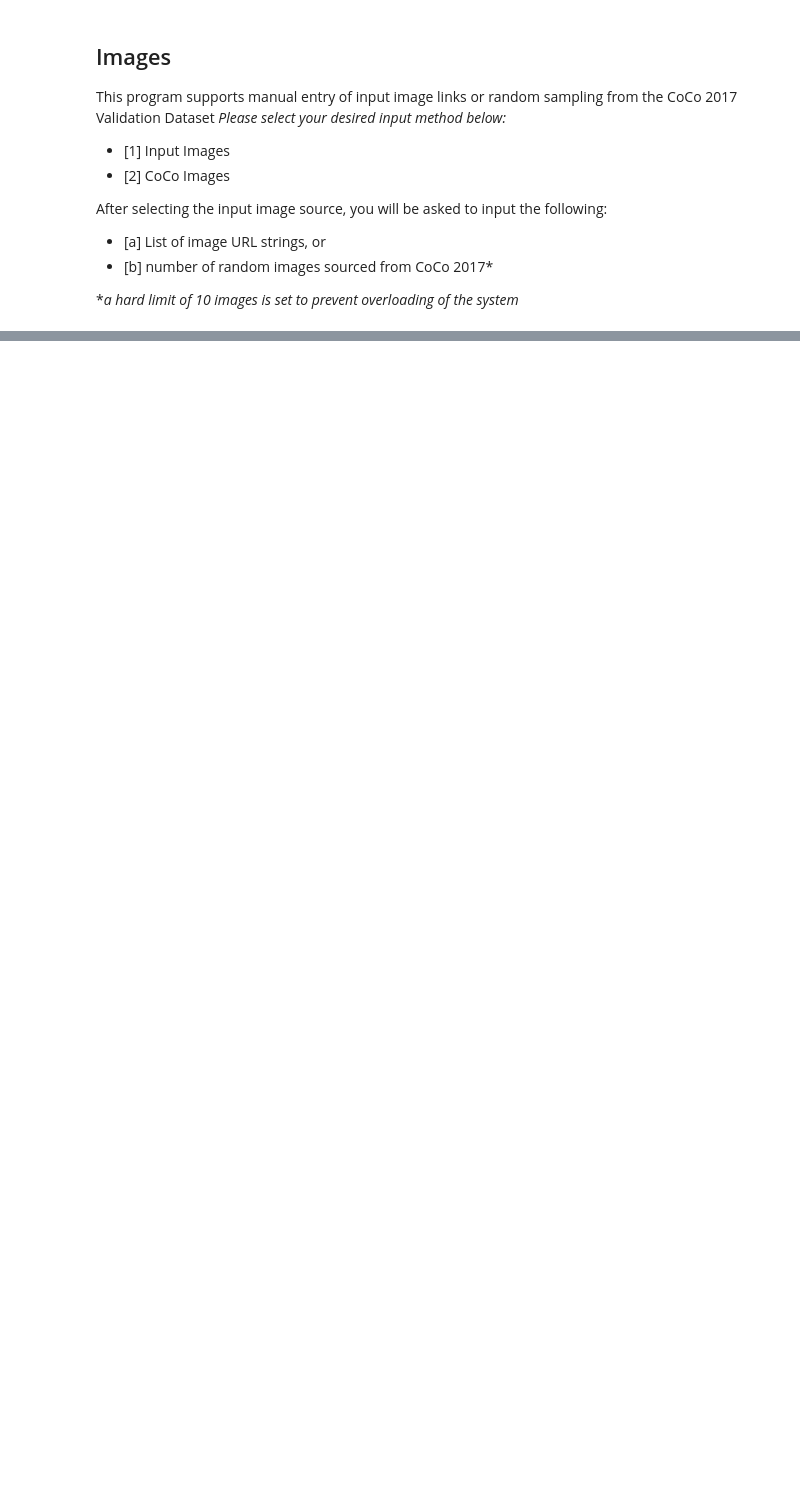
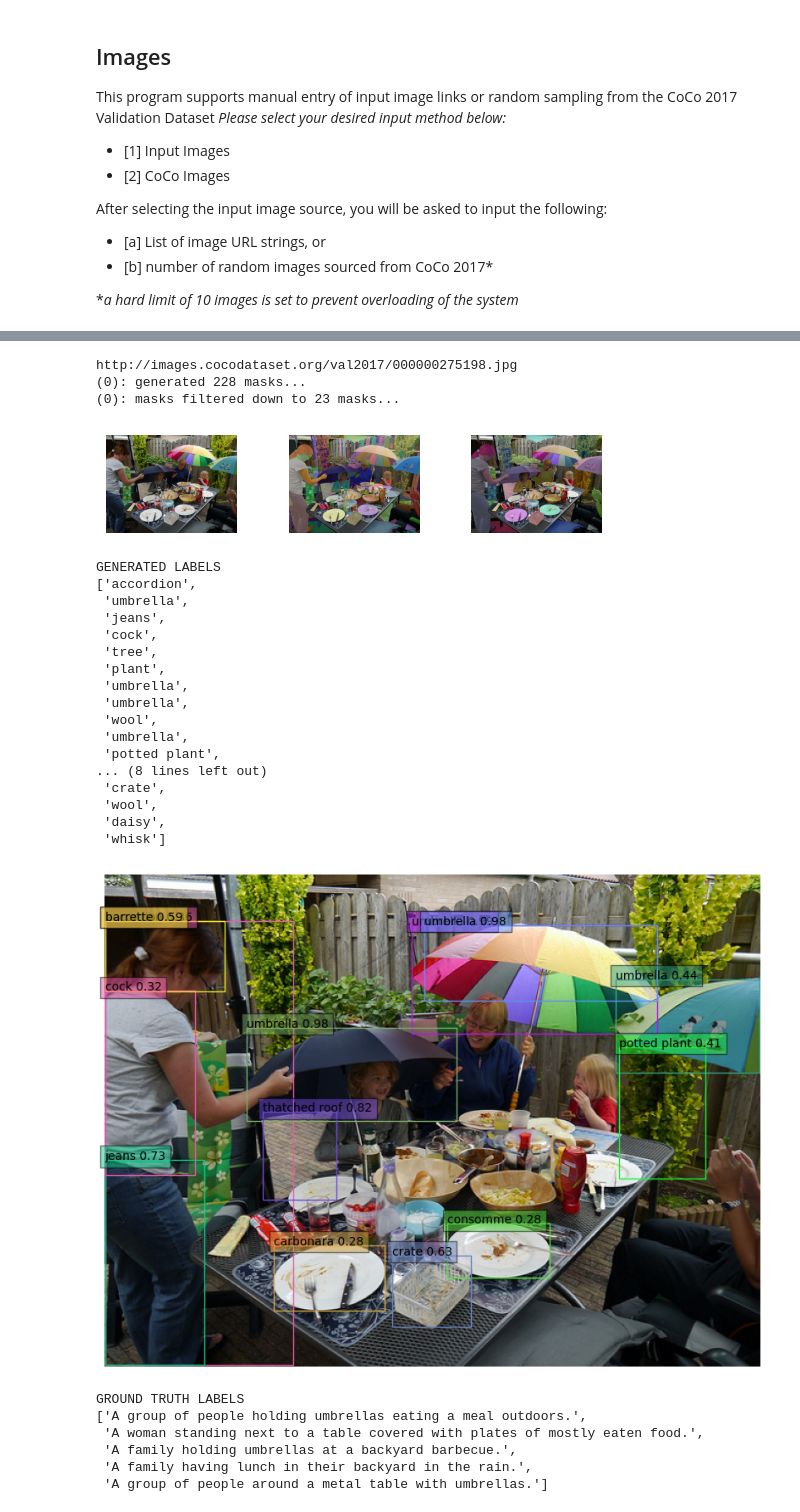
Before and after one commit to reddiedev/197z-zshot-objdetection, a Jupyter notebook: scripts/obj-detection.ipynb, the cells around one changed output, grey strips where cells are left out. Saved outputs shown, nothing was run; the diff lists cells and outputs as text; code cells hidden in the pictures; blank space fills up the shorter version.

Commit message:
tuning the sam model

```diff
--- a/scripts/obj-detection.ipynb
+++ b/scripts/obj-detection.ipynb
@@ -86,7 +91,7 @@ def get_valid_number(n):
         print("Invalid input. Please enter an integer from 1 to {}.".format(n))
 
 # input_type = get_valid_input()
-input_type = 1
+input_type = 2
 
 if input_type == 1:
     input_mode = "manual"
@@ -115,15 +122,3 @@ coco_caps = COCO(annFile)
 catIDs = cocoGt.getCatIds()
 cats = cocoGt.loadCats(catIDs)
 cocoCategories = [cat['name'] for cat in cats]
-
-# get all captions
-annIds = coco_caps.getAnnIds(imgIds=[], catIds=[])
-anns = coco_caps.loadAnns(annIds)
-coco_labels_words = []
-for ann in anns:
-    words = ann['caption'].split()
-    for word in words:
-        clean_word = re.sub(r'[^a-zA-Z0-9\s]', '', word.lower())
-        coco_labels_words.append(clean_word)
-
-coco_labels_words_values = list(set(coco_labels_words))
@@ -184,8 +189,8 @@ mask_generator = SamAutomaticMaskGenerator(
     model=sam,
     points_per_side=32,
     points_per_batch=128,
-    pred_iou_thresh=0.8,
-    box_nms_thresh=0.25, # prevent overlapping of masks
+    pred_iou_thresh=0.6,
+    box_nms_thresh=0.1, # prevent overlapping of masks
     stability_score_thresh=0.3, # allow masks to cover "entire objects"
     min_mask_region_area=1000,  # Requires open-cv to run post-processing
     crop_n_layers=1,
@@ -194,7 +201,7 @@ mask_generator = SamAutomaticMaskGenerator(
 # %%
 print("[2]: creating open clip model...")
-modelType = 'ViT-B-32'
-modelDataset = "laion400m_e32"
+modelType = 'ViT-B-16'
+modelDataset = "laion2b_s34b_b88k"
 model, _, preprocess = open_clip.create_model_and_transforms(
     modelType, pretrained=modelDataset)
 tokenizer = open_clip.get_tokenizer(modelType)
@@ -457,7 +480,7 @@ for image_index in range(len(input_images_links)):
     image = io.imread(image_link)
     height, width = image.shape[:2]
     imageArea = height * width
-    maskArea = 0.005 * imageArea
+    maskArea = 0.01 * imageArea
 
     plt.figure(figsize=(10, 10))
     plt.imshow(image)
@@ -507,8 +530,8 @@ for image_index in range(len(input_images_links)):
 
     # print(f"({image_index}): generating labels...")
     generated_labels, generated_probs = generate_labels(filtered_masks, image_index)
-    # print("GENERATED LABELS")
-    # pprint(generated_labels)
+    print("GENERATED LABELS")
+    pprint(generated_labels)
 
     plt.figure(figsize=(10, 10))
     plt.imshow(image)
@@ -516,32 +539,61 @@ for image_index in range(len(input_images_links)):
     plt.axis('off')
     plt.savefig(f"../output/{image_index}/generated-masks-labels.jpg",
                 bbox_inches='tight', pad_inches=0)
     plt.show()
     plt.close()
 
     infer_model(image=image_link)
 
     if input_type == 2:
         image_id = input_image_IDs[image_index]
         image_category_id = input_image_catIDs[image_index]
         # print("image ID:", image_id, "category ID:", image_category_id)
         annIds = coco_caps.getAnnIds(imgIds=image_id)
         anns = coco_caps.loadAnns(annIds)
         ground_truth_labels = []
         ground_truth = []
         for ann in anns:
             ground_truth_labels.append(ann['caption'])
             words = ann['caption'].split()
             for word in words:
                 ground_truth.append(word.lower())
         ground_truth_values = list(set(ground_truth))
 
         # for each mask image, annotate using open-clip
         save_labels(filtered_masks, generated_labels, generated_probs, image_id, image_category_id)
-        # print("GROUND TRUTH LABELS")
-        # pprint(ground_truth_labels)
+        print("GROUND TRUTH LABELS")
+        pprint(ground_truth_labels)
         ground_truth_string = " ".join(ground_truth_labels)
 
         top_one_scores.append(generated_labels[0] in ground_truth_string)
         top_five_scores.append(isTopNAccurate(
             generated_labels, ground_truth_string))
+# %% [output]
+http://images.cocodataset.org/val2017/000000275198.jpg
+(0): generated 228 masks...
+(0): masks filtered down to 23 masks...
+[figure, added]
+GENERATED LABELS
+['accordion',
+ 'umbrella',
+ 'jeans',
+ 'cock',
+ 'tree',
+ 'plant',
+ 'umbrella',
+ 'umbrella',
+ 'wool',
+ 'umbrella',
+ 'potted plant',
+... (8 lines left out)
+ 'crate',
+ 'wool',
+ 'daisy',
+ 'whisk']
+[figure, added]
+GROUND TRUTH LABELS
+['A group of people holding umbrellas eating a meal outdoors.',
+ 'A woman standing next to a table covered with plates of mostly eaten food.',
+ 'A family holding umbrellas at a backyard barbecue.',
+ 'A family having lunch in their backyard in the rain.',
+ 'A group of people around a metal table with umbrellas.']
```
Also changed, not shown: parts of 9 cells of this notebook, 5 other files.
